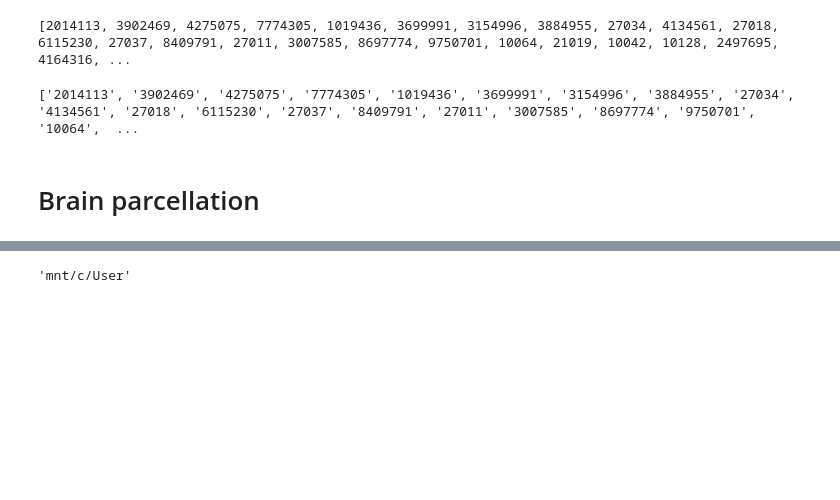
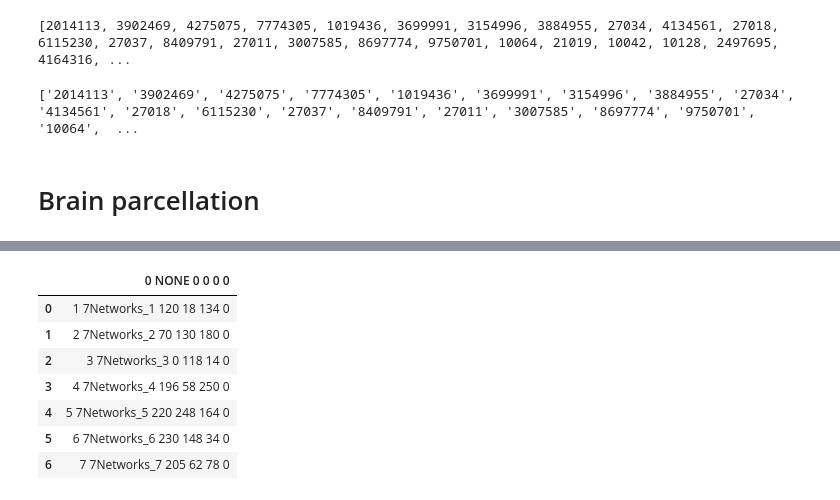
Before and after one commit to nwiltberg/project_msc05, a Jupyter notebook: code/data_exploration.ipynb, the cells around one changed output, grey strips where cells are left out. Drawn from its saved outputs; the diff is of its cells as text; code cells hidden in the pictures; blank space fills up the shorter version.

```diff
--- a/code/data_exploration.ipynb
+++ b/code/data_exploration.ipynb
@@ -151,6 +167,12 @@ plotting.plot_roi(atlas_file, draw_cross = False, annotate = False, cut_coords=(
 # %%
 # Load labels for each atlas region
-labels = atlas_yeo.colors_7[1:]
-labels[:10]
+pd.read_csv(atlas_yeo.colors_7)
 # %% [output]
-'mnt/c/User'
+|  | 0 NONE 0 0 0 0 |
+| 0 | 1 7Networks_1 120 18 134 0 |
+| 1 | 2 7Networks_2 70 130 180 0 |
+| 2 | 3 7Networks_3 0 118 14 0 |
+| 3 | 4 7Networks_4 196 58 250 0 |
+| 4 | 5 7Networks_5 220 248 164 0 |
+| 5 | 6 7Networks_6 230 148 34 0 |
+| 6 | 7 7Networks_7 205 62 78 0 |
```
Also changed, not shown: parts of 5 cells of this notebook.
